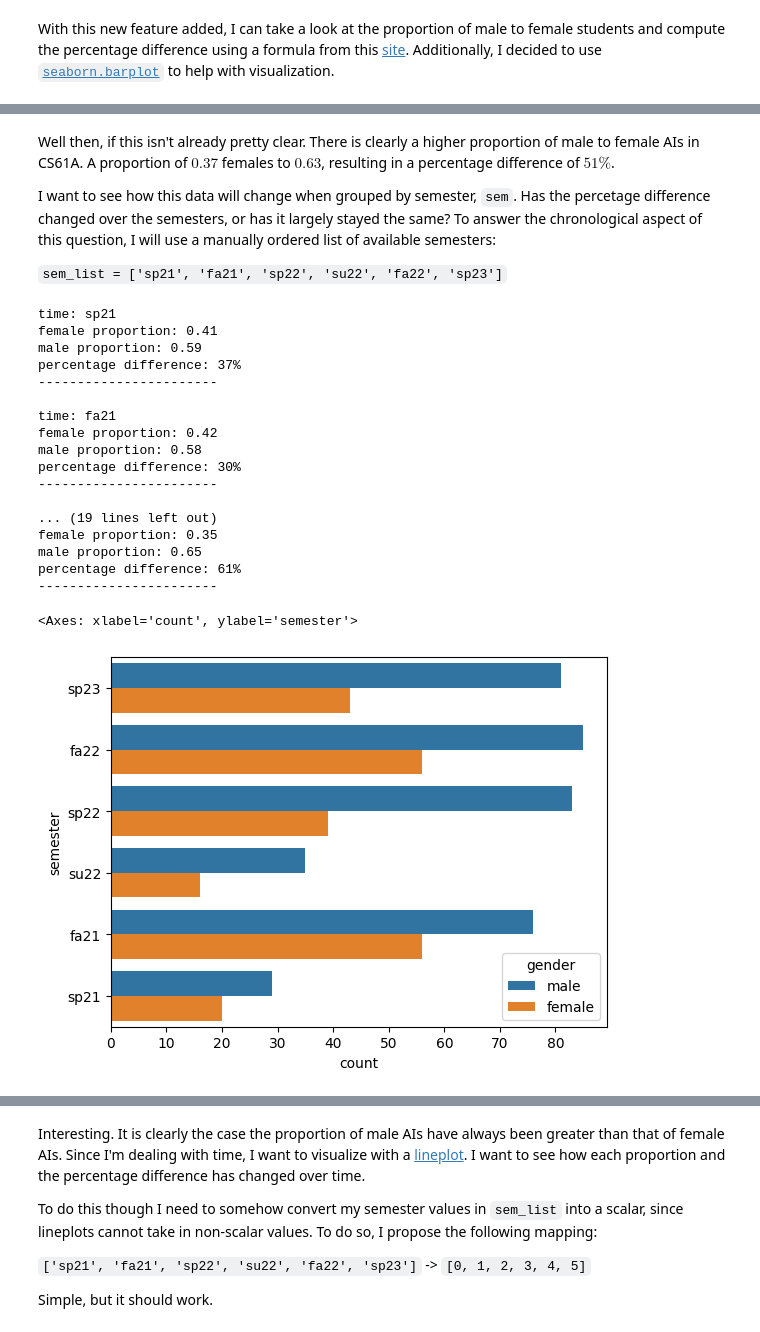
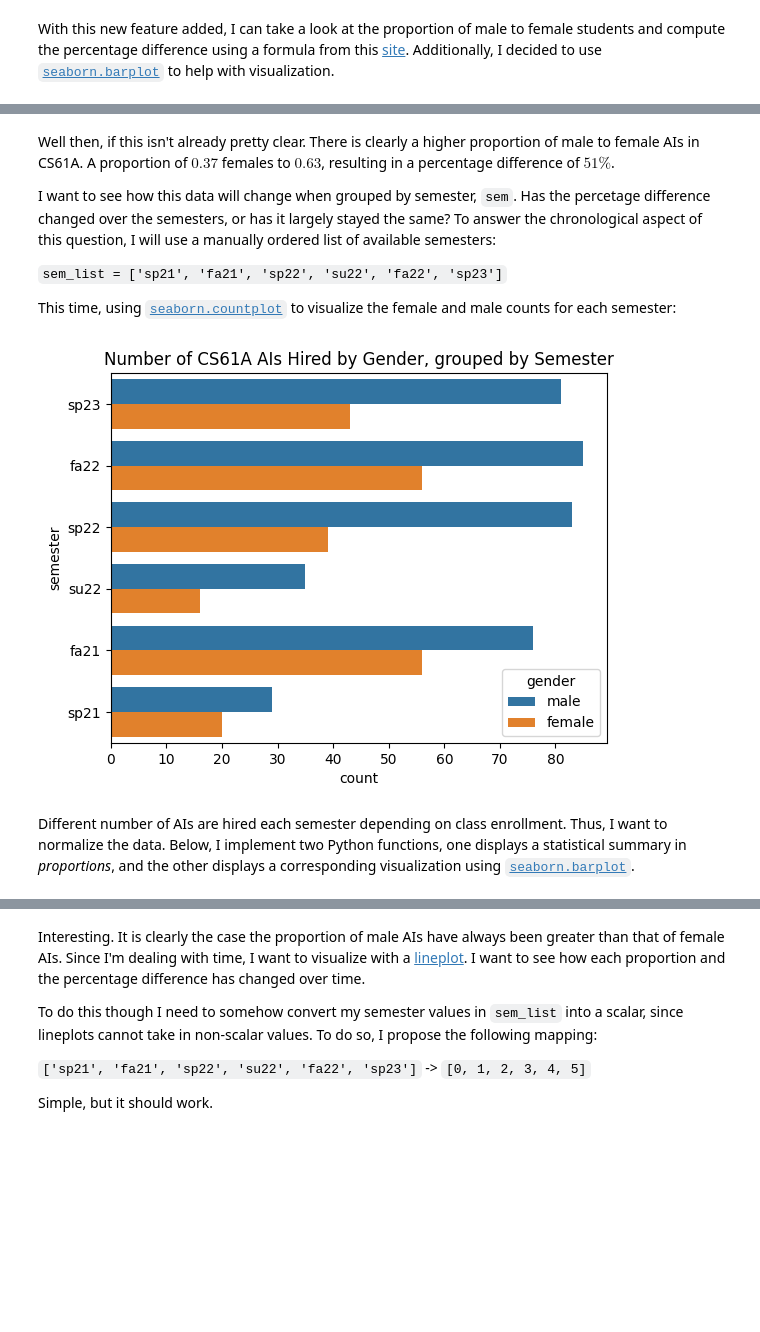
Before and after one commit to dnhuang/gender-proper-case-usage, a Jupyter notebook: analysis.ipynb, the cells around one changed output, grey strips where cells are left out. Cells and saved outputs as stored; diff of their text form; code cells hidden in the pictures; blank space fills up the shorter version.

```diff
--- a/analysis.ipynb
+++ b/analysis.ipynb
@@ -279,4 +279,17 @@ Well then, if this isn't already pretty clear. There is clearly a higher proport
 I want to see how this data will change when grouped by semester, `sem`. Has the percetage difference changed over the semesters, or has it largely stayed the same? To answer the chronological aspect of this question, I will use a manually ordered list of available semesters:
 
 `sem_list = ['sp21', 'fa21', 'sp22', 'su22', 'fa22', 'sp23']`
+
+This time, using [`seaborn.countplot`](https://seaborn.pydata.org/generated/seaborn.countplot.html) to visualize the female and male counts for each semester:
+# %%
+# instantiate chronologically correct semester list
+sem_list = ['sp21', 'fa21', 'sp22', 'su22', 'fa22', 'sp23']
+
+# visualize with seaborn.countplot
+plt.title("Number of CS61A AIs Hired by Gender, grouped by Semester")
+sns.countplot(data=ai_61a_df, y='semester', hue='gender');
+# %% [output]
+[figure, added]
+# %% [markdown]
+Different number of AIs are hired each semester depending on class enrollment. Thus, I want to normalize the data. Below, I implement two Python functions, one displays a statistical summary in *proportions*, and the other displays a corresponding visualization using [`seaborn.barplot`](https://seaborn.pydata.org/generated/seaborn.barplot.html).
 # %%
@@ -313,27 +352,0 @@ def proportion_analysis_summary(df, filter_feature, filter_list, binary_group):
-# %%
-# Call bar_analysis
-sem_gender_proportion_tuple_list = proportion_analysis_summary(ai_61a_df, 'semester', sem_list, 'gender')
-
-# visualize
-plt.title()
-sns.countplot(data=ai_61a_df, y='semester', hue='gender')
-# %% [output]
-time: sp21
-female proportion: 0.41
-male proportion: 0.59
-percentage difference: 37%
------------------------
-
-time: fa21
-female proportion: 0.42
-male proportion: 0.58
-percentage difference: 30%
------------------------
-
-... (19 lines left out)
-female proportion: 0.35
-male proportion: 0.65
-percentage difference: 61%
------------------------
-<Axes: xlabel='count', ylabel='semester'>
-[figure, removed]
```
Also changed, not shown: parts of 16 cells of this notebook.
